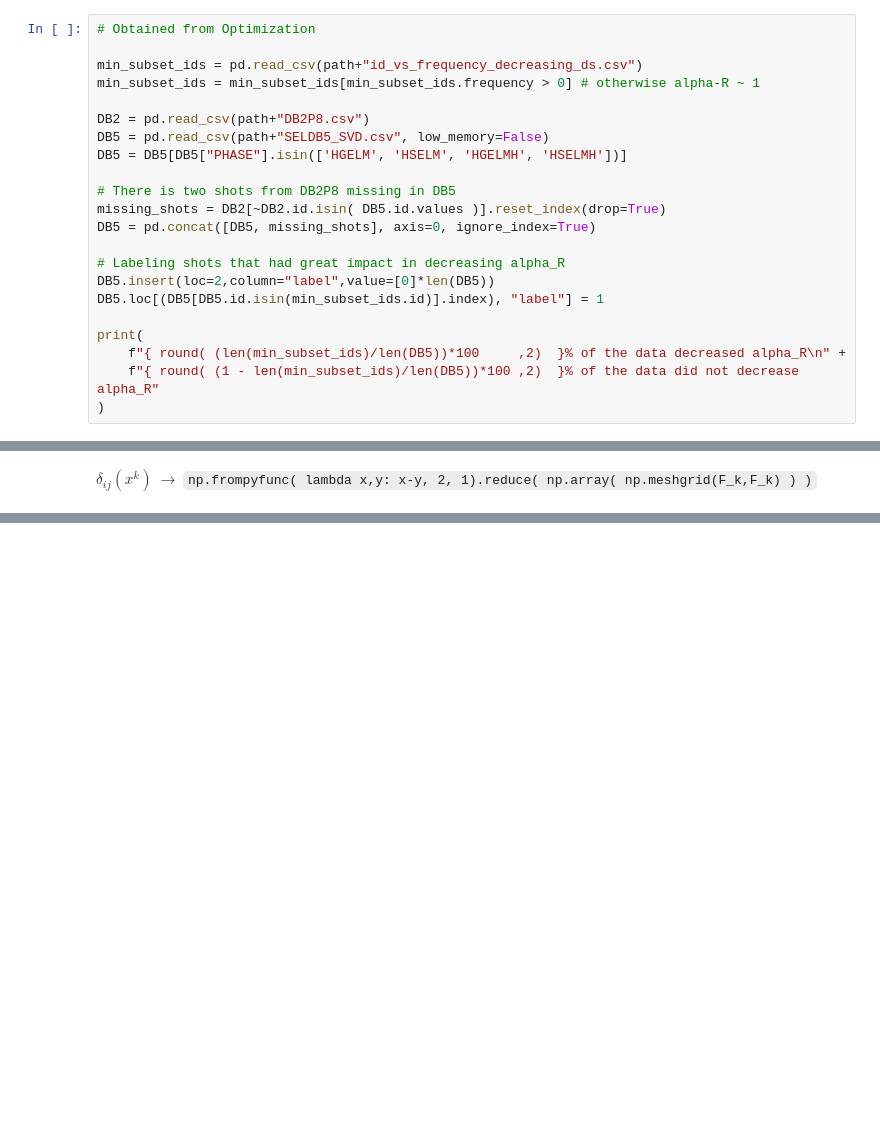
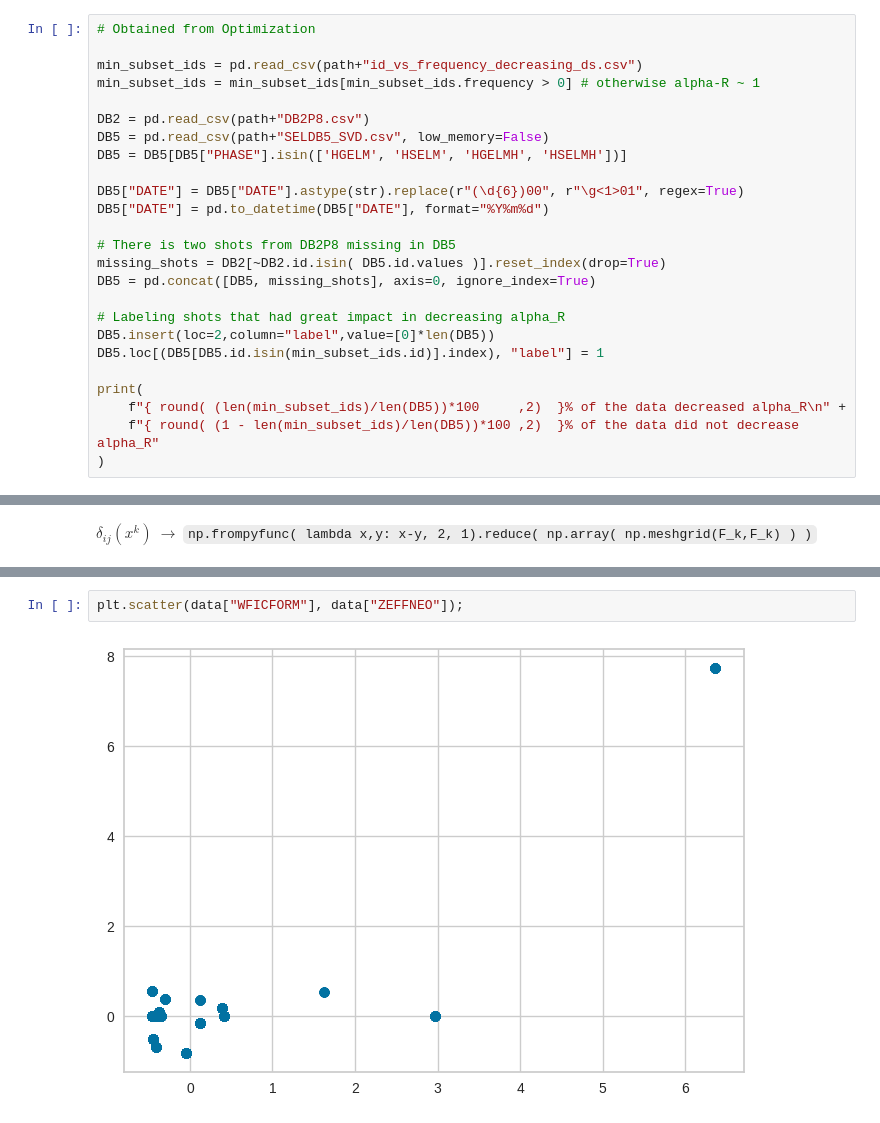
Before and after one commit to Chinnasf/FUSION-EP-Master-Thesis, a Jupyter notebook: Entropy for Feature Selection/With_Research_Variables.ipynb, the cells around one changed output, grey strips where cells are left out. Saved outputs shown, nothing was run; the diff lists cells and outputs as text; blank space fills up the shorter version.

```diff
--- a/Entropy for Feature Selection/With_Research_Variables.ipynb
+++ b/Entropy for Feature Selection/With_Research_Variables.ipynb
@@ -36,6 +41,9 @@ min_subset_ids = min_subset_ids[min_subset_ids.frequency > 0] # otherwise alpha-
 DB2 = pd.read_csv(path+"DB2P8.csv")
 DB5 = pd.read_csv(path+"SELDB5_SVD.csv", low_memory=False)
 DB5 = DB5[DB5["PHASE"].isin(['HGELM', 'HSELM', 'HGELMH', 'HSELMH'])]
+
+DB5["DATE"] = DB5["DATE"].astype(str).replace(r"(\d{6})00", r"\g<1>01", regex=True)
+DB5["DATE"] = pd.to_datetime(DB5["DATE"], format="%Y%m%d")
 
 # There is two shots from DB2P8 missing in DB5
 missing_shots = DB2[~DB2.id.isin( DB5.id.values )].reset_index(drop=True)
@@ -250,0 +202,4 @@ sorted(ordered_features[:len(cat_features)])
+# %%
+plt.scatter(data["WFICFORM"], data["ZEFFNEO"]);
+# %% [output]
+[figure, added]
```
Also changed, not shown: parts of 16 cells of this notebook, 6 other files.
